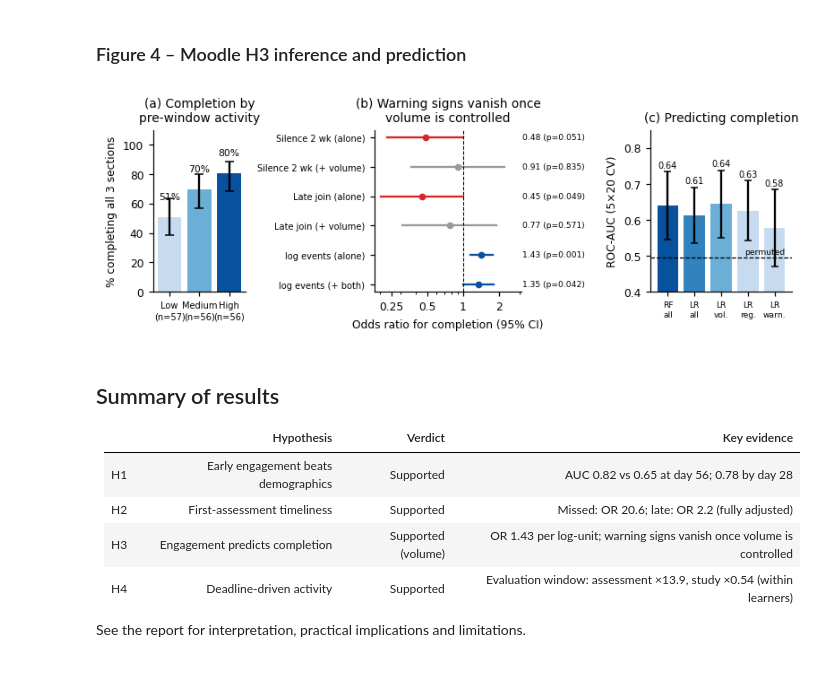
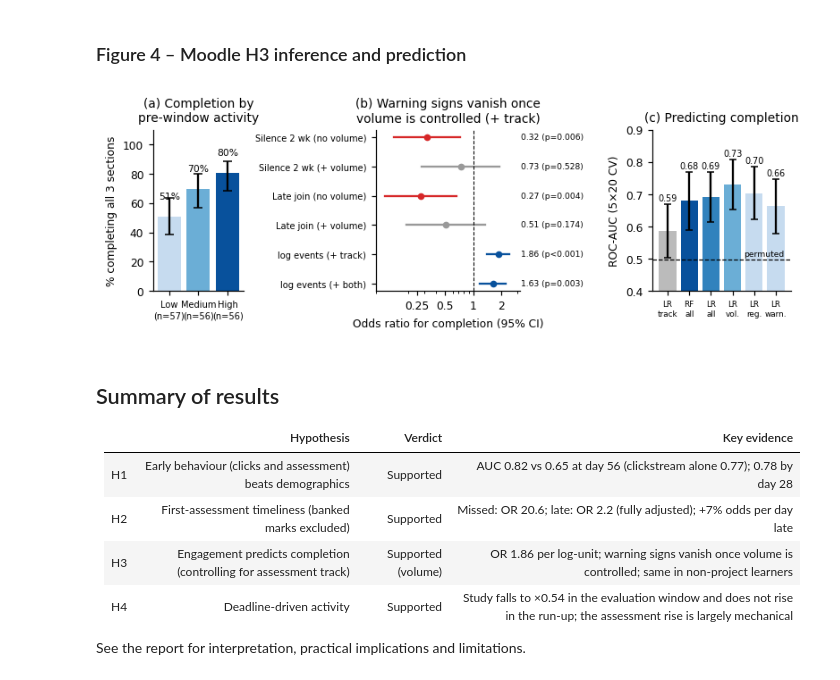
Before and after one commit to kcodweb/ET610-GroupAssignment, a Jupyter notebook: Analysis.ipynb, the cells around one changed output. Cells and saved outputs as stored; diff of their text form; code cells hidden in the pictures.

Commit message:
Temporal validation, inactive-account check, figure legend fix

```diff
--- a/Analysis.ipynb
+++ b/Analysis.ipynb
@@ -435,9 +469,22 @@ n 169 completed 113
 # %%
 # ---- inferential logistic models
 lr={}
-for nm,f in [('Volume only','y~lv'),('Silence only','y~silent2'),('Silence + volume','y~silent2+lv'),('Late join only','y~late'),('Late join + volume','y~late+lv'),('All three','y~lv+silent2+late')]:
-    r=smf.logit(f,F).fit(disp=0); ci=np.exp(r.conf_int())
-    lr[nm]={k:[float(np.exp(r.params[k])),float(ci.loc[k,0]),float(ci.loc[k,1]),float(r.pvalues[k])] for k in r.params.index if k!='Intercept'}
-    lr[nm]['_aic']=float(r.aic); print(nm,{k:[round(x,3) for x in v] if isinstance(v,list) else round(v,1) for k,v in lr[nm].items()})
-R['logit']=lr
+MODELS=[('Volume only','y~lv'),('Silence only','y~silent2'),('Silence + volume','y~silent2+lv'),('Late join only','y~late'),('Late join + volume','y~late+lv'),('All three','y~lv+silent2+late')]
+def fit_all(D,control):
+    out={}
+    for nm,f in MODELS:
+        r=smf.logit(f+control,D).fit(disp=0); ci=np.exp(r.conf_int())
+        out[nm]={k:[float(np.exp(r.params[k])),float(ci.loc[k,0]),float(ci.loc[k,1]),float(r.pvalues[k])] for k in r.params.index if k!='Intercept'}
+        out[nm]['_aic']=float(r.aic); print(' ',nm,{k:[round(x,3) for x in v] if isinstance(v,list) else round(v,1) for k,v in out[nm].items()})
+    return out
+print('All learners, controlling for assessment track (+ syn):'); lr=fit_all(F,'+syn')
+print('Robustness - non-project learners only:'); lr_np=fit_all(F[F.syn==0],'')
+R['logit']=lr; R['logit_nonproject']=lr_np; R['n_nonproject']=int((F.syn==0).sum()); R['pos_nonproject']=int(F[F.syn==0].y.sum())
+R['completion_by_track']={'project':[float(F[F.syn==1].y.mean()),int(F.syn.sum())],'other':[float(F[F.syn==0].y.mean()),int((F.syn==0).sum())]}
+# robustness: drop near-inactive accounts (fewer than 20 events before the window)
+low=F.events<20
+r=smf.logit('y~lv+syn',F[~low]).fit(disp=0); ci=np.exp(r.conf_int())
+R['active_only']={'n_dropped':int(low.sum()),'dropped_completed':int(F[low].y.sum()),'n':int((~low).sum()),
+                  'lv':[float(np.exp(r.params['lv'])),float(ci.loc['lv',0]),float(ci.loc['lv',1]),float(r.pvalues['lv'])]}
+print('near-inactive accounts (<20 events):',R['active_only']['n_dropped'],'| volume OR without them:',[round(x,3) for x in R['active_only']['lv']])
 # %% [output]
@@ -460,10 +516,10 @@ print(R['by_tertile'])
 # %%
 # ---- ML: repeated stratified CV
 feats=['lv','active_days','sessions','hours','mean_sess','gap_cv','active_wk_frac','night','weekend','content_sh','quiz_sh','video_sh','story_sh','practice_sh','first_day','last2wk']
-X=F[feats].copy();
+X=F[feats+['syn']].copy();
 for c in ['active_days','sessions','hours','last2wk']: X[c]=np.log1p(X[c])
 y=F.y.values
-sets={'All behavioural features':feats,'Volume only (log events)':['lv'],'Warning signs only (silence, late join)':['last2wk','first_day'],'Regularity + mix (no volume)':['gap_cv','active_wk_frac','night','weekend','content_sh','quiz_sh','video_sh','story_sh','practice_sh']}
+sets={'Track only (Synopsis)':['syn'],'All behavioural features':feats+['syn'],'Volume only (log events)':['lv','syn'],'Warning signs only (silence, late join)':['last2wk','first_day','syn'],'Regularity + mix (no volume)':['gap_cv','active_wk_frac','night','weekend','content_sh','quiz_sh','video_sh','story_sh','practice_sh','syn']}   # every set includes the track control
 cv=RepeatedStratifiedKFold(n_splits=5,n_repeats=20,random_state=0)
 def run(cols,model):
     a=[];ap=[];f1=[]
@@ -691,33 +748,33 @@ plt.tight_layout(); plt.savefig(FIGS/'f3_moodle_temporal.png'); plt.show()
 # %%
 # ===== Fig 4 Moodle inference/ML
 R=json.load(open('h3_res.json'))
 fig,ax=plt.subplots(1,3,figsize=(7.2,2.6),gridspec_kw={'width_ratios':[.75,1.2,1.15]})
 a=ax[0]; t=pd.DataFrame(R['by_tertile']); k=(t['mean']*t['size']).round().astype(int); lo,hi=proportion_confint(k,t['size'],method='wilson')
 a.bar(range(3),t['mean']*100,yerr=[(t['mean']-lo)*100,(hi-t['mean'])*100],color=['#c6dbef','#6baed6','#08519c'],capsize=3)
 for i,v in enumerate(t['mean']): a.text(i,v*100+12,f'{v*100:.0f}%',ha='center',fontsize=7)
 a.set_xticks(range(3)); a.set_xticklabels([f'{v}\n(n={n})' for v,n in zip(t.vt,t['size'])],fontsize=6.5); a.set_ylim(0,110); a.set_ylabel('% completing all 3 sections'); a.set_title('(a) Completion by\npre-window activity')
-b=ax[1]; L=R['logit']; rows=[('Silence 2 wk (alone)',L['Silence only']['silent2']),('Silence 2 wk (+ volume)',L['Silence + volume']['silent2']),('Late join (alone)',L['Late join only']['late']),('Late join (+ volume)',L['Late join + volume']['late']),('log events (alone)',L['Volume only']['lv']),('log events (+ both)',L['All three']['lv'])]
+b=ax[1]; L=R['logit']; rows=[('Silence 2 wk (no volume)',L['Silence only']['silent2']),('Silence 2 wk (+ volume)',L['Silence + volume']['silent2']),('Late join (no volume)',L['Late join only']['late']),('Late join (+ volume)',L['Late join + volume']['late']),('log events (+ track)',L['Volume only']['lv']),('log events (+ both)',L['All three']['lv'])]
 for i,(lab,(o,l,h_,p)) in enumerate(rows[::-1]):
-    cc='#08519c' if 'log events' in lab else ('#d62728' if 'alone' in lab else '#999')
-    b.plot([l,h_],[i,i],color=cc,lw=1.5); b.plot(o,i,'o',color=cc,ms=4); b.text(3.15,i,f'{o:.2f} (p={p:.3f})',va='center',fontsize=6)
-b.axvline(1,color='k',ls='--',lw=.7); b.set_xscale('log'); b.set_xlim(.18,3.1); b.set_xticks([.25,.5,1,2]); b.set_xticklabels(['0.25','0.5','1','2'])
-b.set_yticks(range(len(rows))); b.set_yticklabels([r_[0] for r_ in rows[::-1]],fontsize=6.5); b.set_xlabel('Odds ratio for completion (95% CI)'); b.set_title('(b) Warning signs vanish once\nvolume is controlled')
-c=ax[2]; ml=R['ml']; keys=[('All behavioural features|rf','RF\nall'),('All behavioural features|lr','LR\nall'),('Volume only (log events)|lr','LR\nvol.'),('Regularity + mix (no volume)|lr','LR\nreg.'),('Warning signs only (silence, late join)|lr','LR\nwarn.')]
+    cc='#08519c' if 'log events' in lab else ('#d62728' if 'no volume' in lab else '#999')
+    b.plot([l,h_],[i,i],color=cc,lw=1.5); b.plot(o,i,'o',color=cc,ms=4); b.text(3.25,i,f'{o:.2f} ('+('p<0.001' if p<0.001 else f'p={p:.3f}')+')',va='center',fontsize=6)
+b.axvline(1,color='k',ls='--',lw=.7); b.set_xscale('log'); b.set_xlim(.09,3.2); b.set_xticks([.25,.5,1,2]); b.set_xticklabels(['0.25','0.5','1','2'])
+b.set_yticks(range(len(rows))); b.set_yticklabels([r_[0] for r_ in rows[::-1]],fontsize=6.5); b.set_xlabel('Odds ratio for completion (95% CI)'); b.set_title('(b) Warning signs vanish once\nvolume is controlled (+ track)')
+c=ax[2]; ml=R['ml']; keys=[('Track only (Synopsis)|lr','LR\ntrack'),('All behavioural features|rf','RF\nall'),('All behavioural features|lr','LR\nall'),('Volume only (log events)|lr','LR\nvol.'),('Regularity + mix (no volume)|lr','LR\nreg.'),('Warning signs only (silence, late join)|lr','LR\nwarn.')]
 v=[ml[k_]['auc'] for k_,_ in keys]; s=[ml[k_]['sd'] for k_,_ in keys]
-c.bar(range(5),v,yerr=s,color=['#08519c','#3182bd','#6baed6','#c6dbef','#c6dbef'],capsize=2.5); c.axhline(R['null_mean'],color='k',ls='--',lw=.8); c.text(4.4,R['null_mean']+.01,'permuted',fontsize=6,ha='right')
+c.bar(range(6),v,yerr=s,color=['#bbbbbb','#08519c','#3182bd','#6baed6','#c6dbef','#c6dbef'],capsize=2.5); c.axhline(R['null_mean'],color='k',ls='--',lw=.8); c.text(5.4,R['null_mean']+.01,'permuted',fontsize=6,ha='right')
 for i,vv in enumerate(v): c.text(i,vv+s[i]+.01,f'{vv:.2f}',ha='center',fontsize=6.3)
-c.set_xticks(range(5)); c.set_xticklabels([k_[1] for k_ in keys],fontsize=6); c.set_ylim(.4,.85); c.set_ylabel('ROC-AUC (5×20 CV)'); c.set_title('(c) Predicting completion')
+c.set_xticks(range(6)); c.set_xticklabels([k_[1] for k_ in keys],fontsize=5.8); c.set_ylim(.4,.9); c.set_ylabel('ROC-AUC (5×20 CV)'); c.set_title('(c) Predicting completion')
 plt.tight_layout(); plt.savefig(FIGS/'f4_moodle_ml.png'); plt.show()
 # %% [output]
-[figure, old version]
+[figure, new version]
 # %% [markdown]
 ## Summary of results
 
 | | Hypothesis | Verdict | Key evidence |
 |---|---|---|---|
-| H1 | Early engagement beats demographics | Supported | AUC 0.82 vs 0.65 at day 56; 0.78 by day 28 |
-| H2 | First-assessment timeliness | Supported | Missed: OR 20.6; late: OR 2.2 (fully adjusted) |
-| H3 | Engagement predicts completion | Supported (volume) | OR 1.43 per log-unit; warning signs vanish once volume is controlled |
-| H4 | Deadline-driven activity | Supported | Evaluation window: assessment ×13.9, study ×0.54 (within learners) |
+| H1 | Early behaviour (clicks and assessment) beats demographics | Supported | AUC 0.82 vs 0.65 at day 56 (clickstream alone 0.77); 0.78 by day 28 |
+| H2 | First-assessment timeliness (banked marks excluded) | Supported | Missed: OR 20.6; late: OR 2.2 (fully adjusted); +7% odds per day late |
+| H3 | Engagement predicts completion (controlling for assessment track) | Supported (volume) | OR 1.86 per log-unit; warning signs vanish once volume is controlled; same in non-project learners |
+| H4 | Deadline-driven activity | Supported | Study falls to ×0.54 in the evaluation window and does not rise in the run-up; the assessment rise is largely mechanical |
 
 See the report for interpretation, practical implications and limitations.
```
Also changed, not shown: parts of 17 cells of this notebook, 5 other files.
